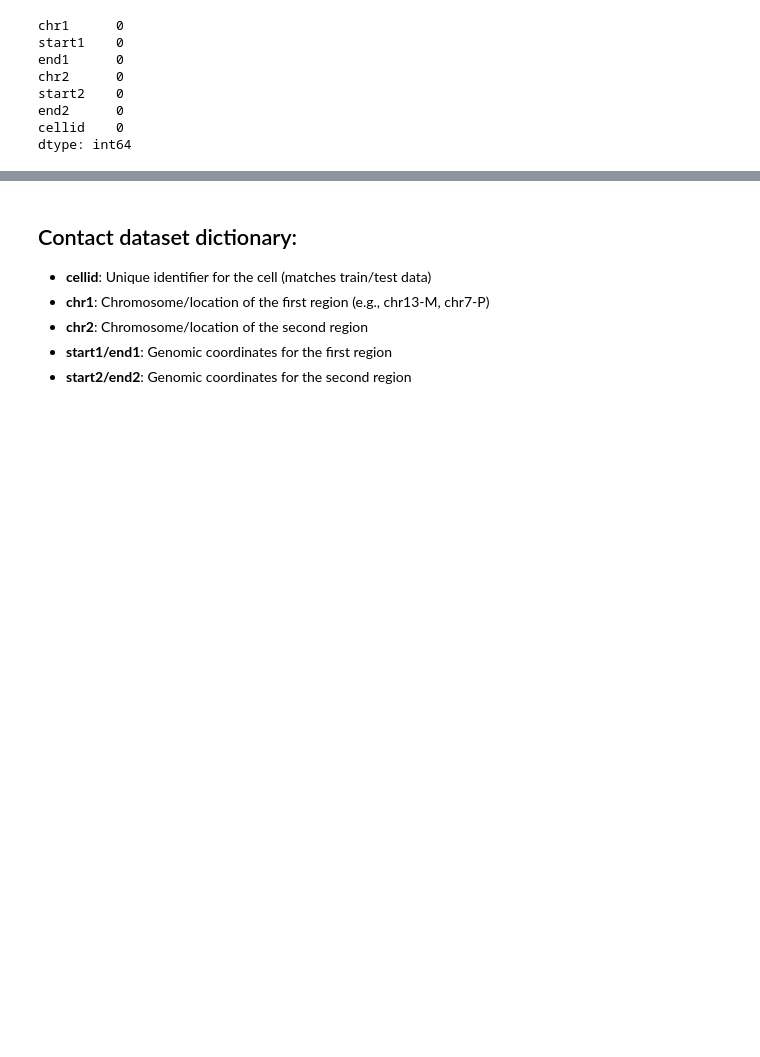
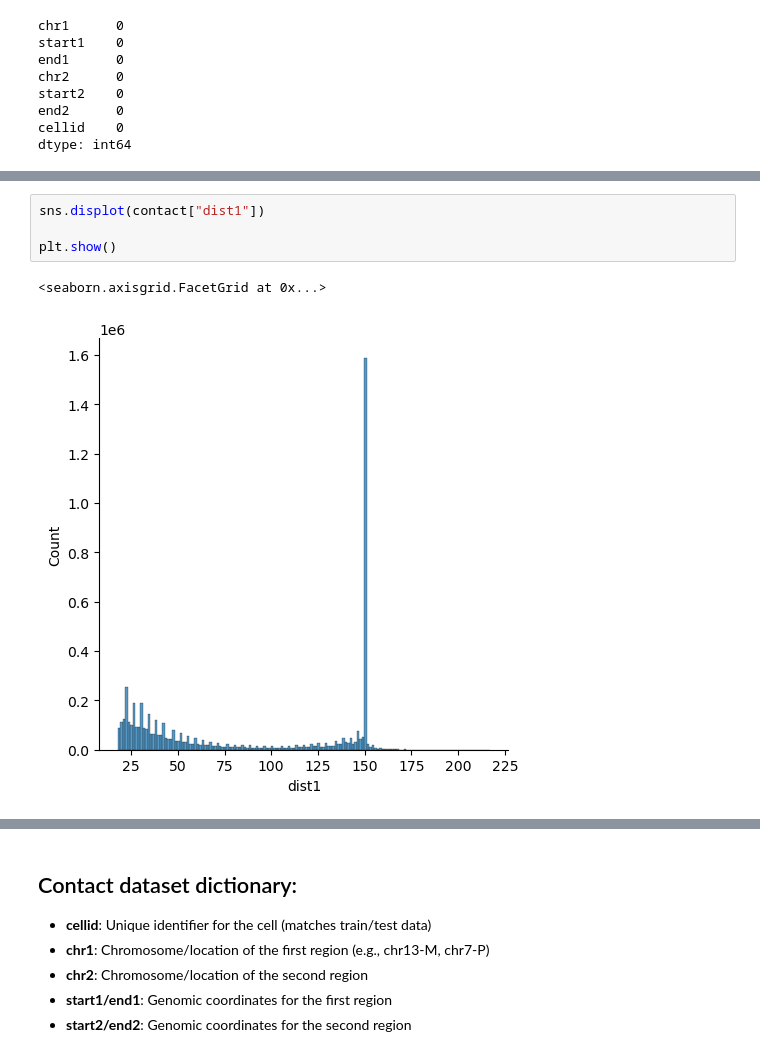
Before and after one commit to yahorlahunovich/wb-project, a Jupyter notebook: notebooks/eda.ipynb, the cells around one changed output, grey strips where cells are left out. Cells and saved outputs as stored; diff of their text form; blank space fills up the shorter version.

```diff
--- a/notebooks/eda.ipynb
+++ b/notebooks/eda.ipynb
@@ -92,0 +111,7 @@ dtype: int64
+# %%
+sns.displot(contact["dist1"])
+
+plt.show()
+# %% [output]
+<seaborn.axisgrid.FacetGrid at 0x...>
+[figure, added]
```
Also changed, not shown: parts of 4 cells of this notebook.
